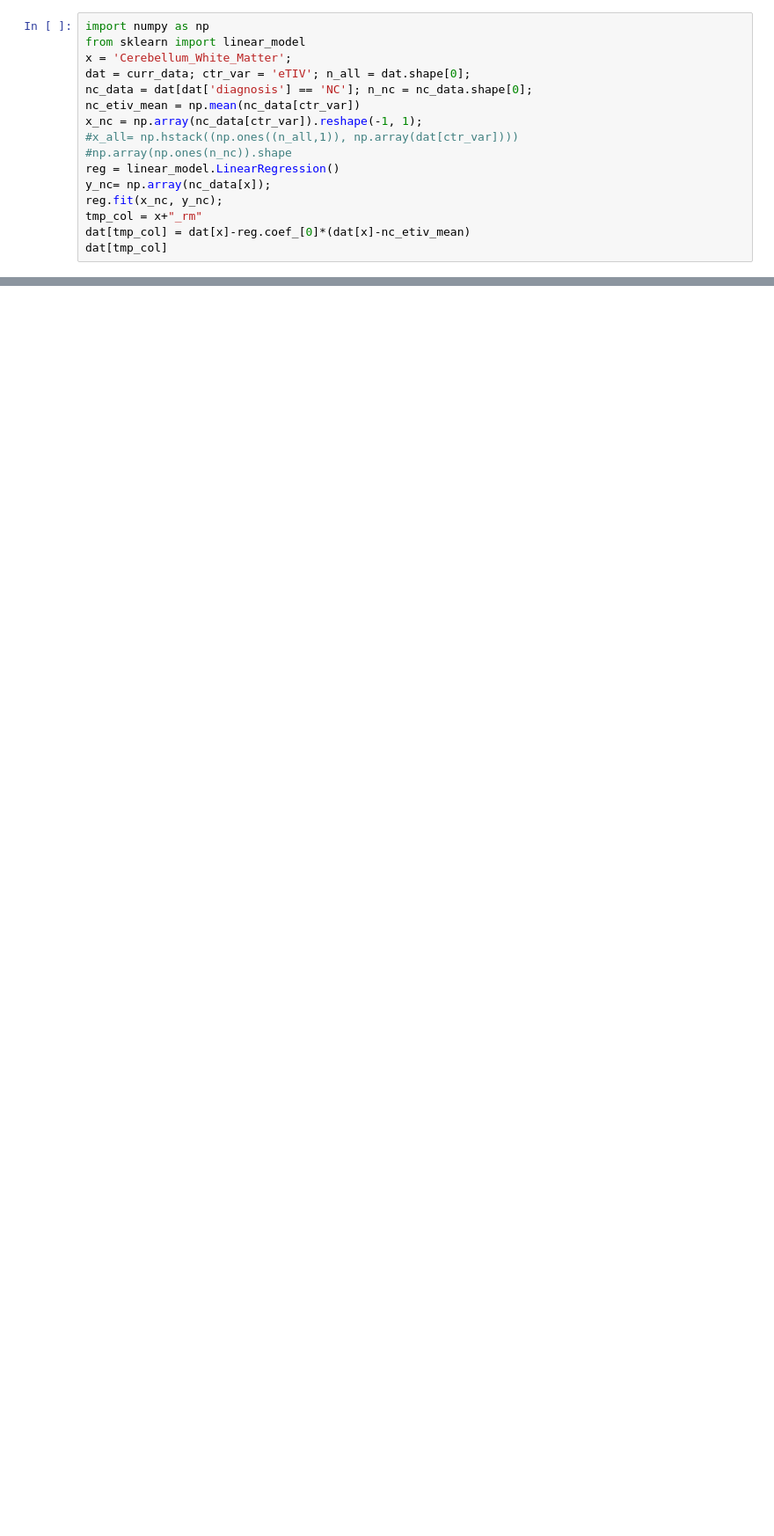
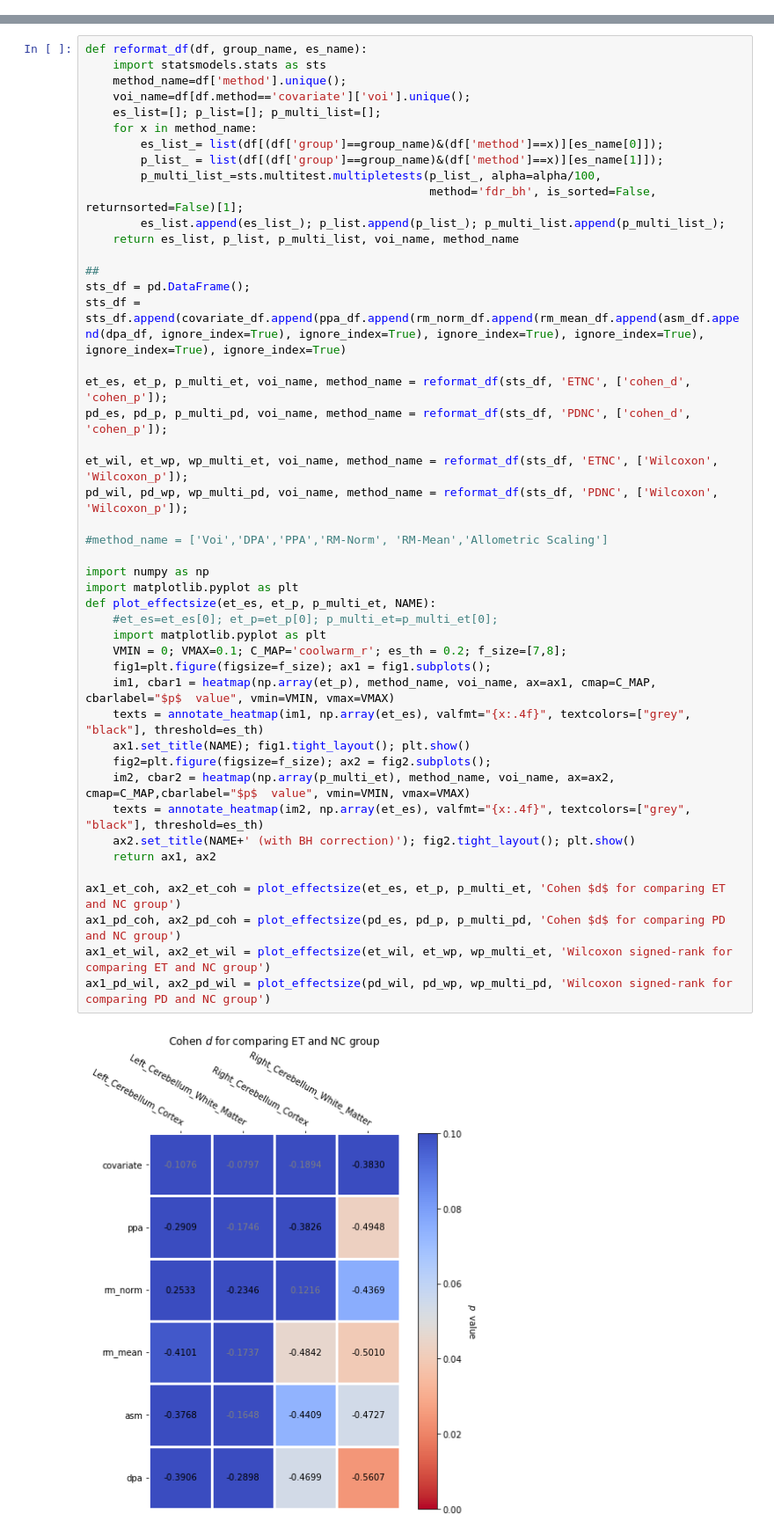
Before and after one commit to Vincent-wq/Replicability-of-PD-ICA, a Jupyter notebook: codes/devel/fs_analysis/0_cerebellar_confounder.ipynb, the cells around one changed output, grey strips where cells are left out. Shown at 88% size. Drawn from its saved outputs; the diff is of its cells as text; blank space fills up the shorter version.

```diff
--- a/codes/devel/fs_analysis/0_cerebellar_confounder.ipynb
+++ b/codes/devel/fs_analysis/0_cerebellar_confounder.ipynb
@@ -123,20 +145,4 @@ target_list = ['CSF','CerebralWhiteMatterVol','CortexVol', 'TotalGrayVol',
                'Left_Cerebellum_Cortex','Left_Cerebellum_White_Matter',
                'Right_Cerebellum_Cortex','Right_Cerebellum_White_Matter',
                'Cerebellum_Cortex','Cerebellum_White_Matter'];
-# %%
-import numpy as np
-from sklearn import linear_model
-x = 'Cerebellum_White_Matter';
-dat = curr_data; ctr_var = 'eTIV'; n_all = dat.shape[0];
-nc_data = dat[dat['diagnosis'] == 'NC']; n_nc = nc_data.shape[0];
-nc_etiv_mean = np.mean(nc_data[ctr_var])
-x_nc = np.array(nc_data[ctr_var]).reshape(-1, 1);
-#x_all= np.hstack((np.ones((n_all,1)), np.array(dat[ctr_var])))
-#np.array(np.ones(n_nc)).shape
-reg = linear_model.LinearRegression()
-y_nc= np.array(nc_data[x]);
-reg.fit(x_nc, y_nc);
-tmp_col = x+"_rm"
-dat[tmp_col] = dat[x]-reg.coef_[0]*(dat[x]-nc_etiv_mean)
-dat[tmp_col]
 # %%
@@ -242,0 +409,48 @@ sex[T.M]:eTIV                                    -0.0032     0.0135 -0.2350 0.81
+# %%
+def reformat_df(df, group_name, es_name):
+    import statsmodels.stats as sts
+    method_name=df['method'].unique();
+    voi_name=df[df.method=='covariate']['voi'].unique();
+    es_list=[]; p_list=[]; p_multi_list=[];
+    for x in method_name:
+        es_list_= list(df[(df['group']==group_name)&(df['method']==x)][es_name[0]]);
+        p_list_ = list(df[(df['group']==group_name)&(df['method']==x)][es_name[1]]);
+        p_multi_list_=sts.multitest.multipletests(p_list_, alpha=alpha/100,
+                                                  method='fdr_bh', is_sorted=False, returnsorted=False)[1];
+        es_list.append(es_list_); p_list.append(p_list_); p_multi_list.append(p_multi_list_);
+    return es_list, p_list, p_multi_list, voi_name, method_name
+
+##
+sts_df = pd.DataFrame();
+sts_df = sts_df.append(covariate_df.append(ppa_df.append(rm_norm_df.append(rm_mean_df.append(asm_df.append(dpa_df, ignore_index=True), ignore_index=True), ignore_index=True), ignore_index=True), ignore_index=True), ignore_index=True)
+
+et_es, et_p, p_multi_et, voi_name, method_name = reformat_df(sts_df, 'ETNC', ['cohen_d', 'cohen_p']);
+pd_es, pd_p, p_multi_pd, voi_name, method_name = reformat_df(sts_df, 'PDNC', ['cohen_d', 'cohen_p']);
+
+et_wil, et_wp, wp_multi_et, voi_name, method_name = reformat_df(sts_df, 'ETNC', ['Wilcoxon', 'Wilcoxon_p']);
+pd_wil, pd_wp, wp_multi_pd, voi_name, method_name = reformat_df(sts_df, 'PDNC', ['Wilcoxon', 'Wilcoxon_p']);
+
+#method_name = ['Voi','DPA','PPA','RM-Norm', 'RM-Mean','Allometric Scaling']
+
+import numpy as np
+import matplotlib.pyplot as plt
+def plot_effectsize(et_es, et_p, p_multi_et, NAME):
+    #et_es=et_es[0]; et_p=et_p[0]; p_multi_et=p_multi_et[0];
+    import matplotlib.pyplot as plt
+    VMIN = 0; VMAX=0.1; C_MAP='coolwarm_r'; es_th = 0.2; f_size=[7,8];
+    fig1=plt.figure(figsize=f_size); ax1 = fig1.subplots();
+    im1, cbar1 = heatmap(np.array(et_p), method_name, voi_name, ax=ax1, cmap=C_MAP, cbarlabel="$p$  value", vmin=VMIN, vmax=VMAX)
+    texts = annotate_heatmap(im1, np.array(et_es), valfmt="{x:.4f}", textcolors=["grey", "black"], threshold=es_th)
+    ax1.set_title(NAME); fig1.tight_layout(); plt.show()
+    fig2=plt.figure(figsize=f_size); ax2 = fig2.subplots();
+    im2, cbar2 = heatmap(np.array(p_multi_et), method_name, voi_name, ax=ax2, cmap=C_MAP,cbarlabel="$p$  value", vmin=VMIN, vmax=VMAX)
+    texts = annotate_heatmap(im2, np.array(et_es), valfmt="{x:.4f}", textcolors=["grey", "black"], threshold=es_th)
+    ax2.set_title(NAME+' (with BH correction)'); fig2.tight_layout(); plt.show()
+    return ax1, ax2
+
+ax1_et_coh, ax2_et_coh = plot_effectsize(et_es, et_p, p_multi_et, 'Cohen $d$ for comparing ET and NC group')
+ax1_pd_coh, ax2_pd_coh = plot_effectsize(pd_es, pd_p, p_multi_pd, 'Cohen $d$ for comparing PD and NC group')
+ax1_et_wil, ax2_et_wil = plot_effectsize(et_wil, et_wp, wp_multi_et, 'Wilcoxon signed-rank for comparing ET and NC group')
+ax1_pd_wil, ax2_pd_wil = plot_effectsize(pd_wil, pd_wp, wp_multi_pd, 'Wilcoxon signed-rank for comparing PD and NC group')
+# %% [output]
+[figure, added]
```
Also changed, not shown: parts of 26 cells of this notebook, 1 other file.
